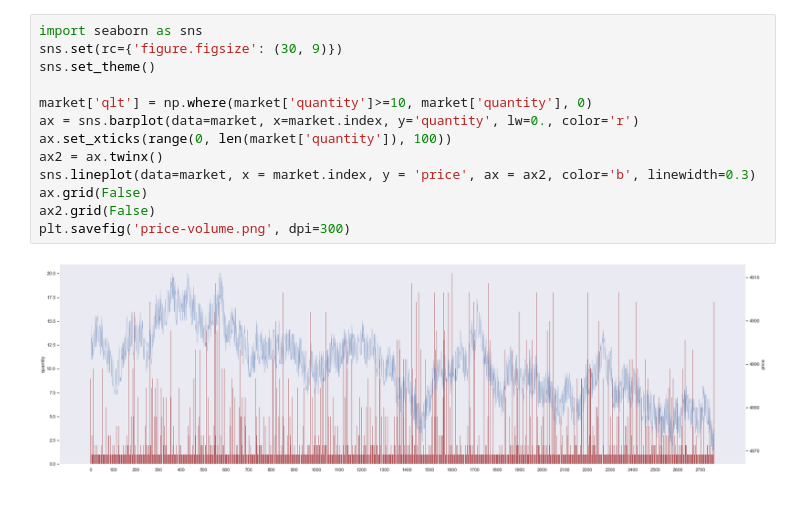
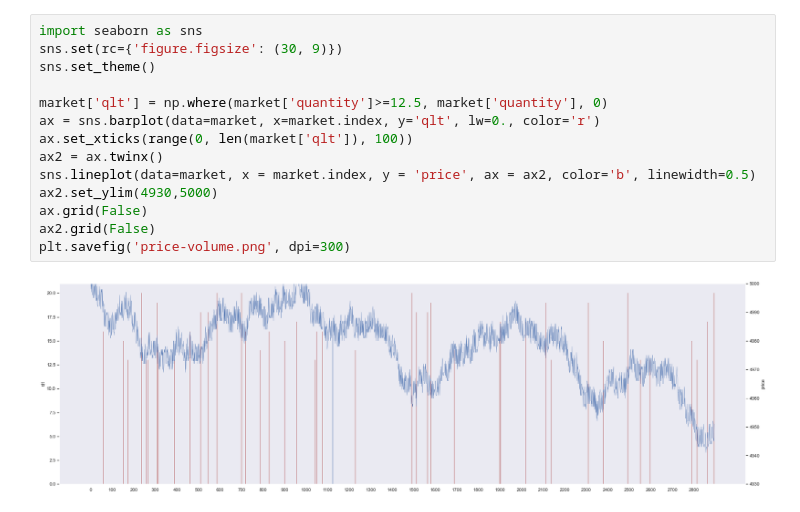
Before and after one commit to jcgs2503/IMC_Prosperity_IDK, a Jupyter notebook: data_analyzer.ipynb, the cells around one changed output. Cells and saved outputs as stored; diff of their text form.

```diff
--- a/data_analyzer.ipynb
+++ b/data_analyzer.ipynb
@@ -37,15 +42,16 @@ for idx, price in enumerate(bananas['mid_price']):
 # %%
 import seaborn as sns
 sns.set(rc={'figure.figsize': (30, 9)})
 sns.set_theme()
 
-market['qlt'] = np.where(market['quantity']>=10, market['quantity'], 0)
-ax = sns.barplot(data=market, x=market.index, y='quantity', lw=0., color='r')
-ax.set_xticks(range(0, len(market['quantity']), 100))
+market['qlt'] = np.where(market['quantity']>=12.5, market['quantity'], 0)
+ax = sns.barplot(data=market, x=market.index, y='qlt', lw=0., color='r')
+ax.set_xticks(range(0, len(market['qlt']), 100))
 ax2 = ax.twinx()
-sns.lineplot(data=market, x = market.index, y = 'price', ax = ax2, color='b', linewidth=0.3)
+sns.lineplot(data=market, x = market.index, y = 'price', ax = ax2, color='b', linewidth=0.5)
+ax2.set_ylim(4930,5000)
 ax.grid(False)
 ax2.grid(False)
 plt.savefig('price-volume.png', dpi=300)
 # %% [output]
-[figure, old version]
+[figure, new version]
```
Also changed, not shown: parts of 5 cells of this notebook, 8 other files.
